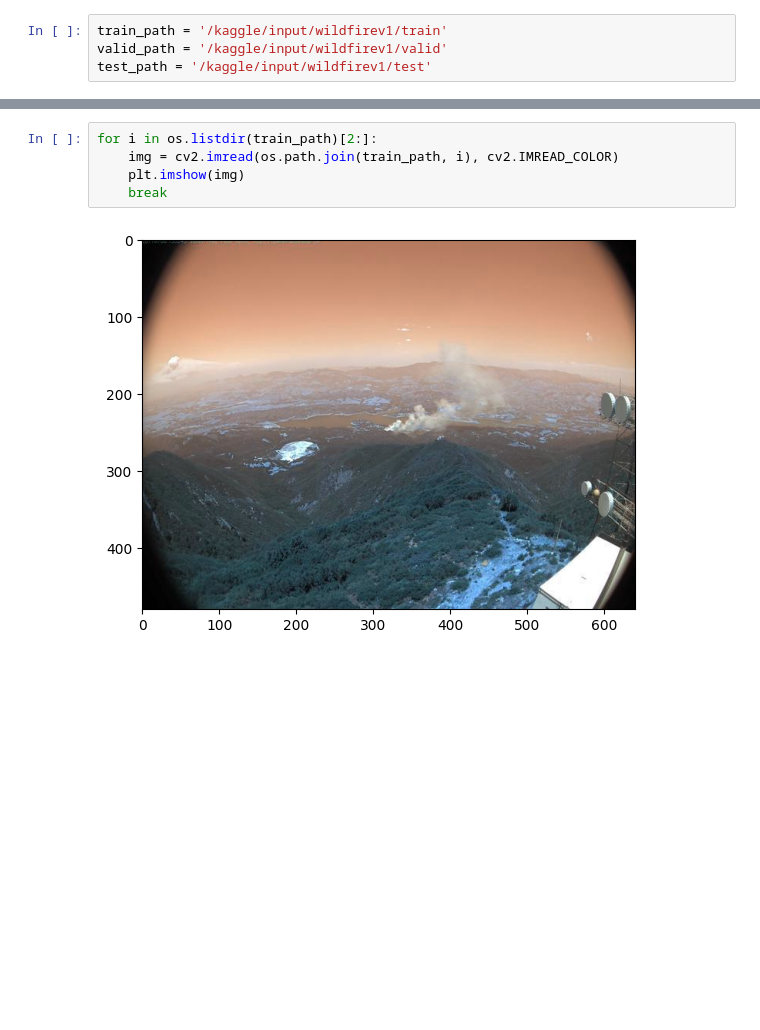
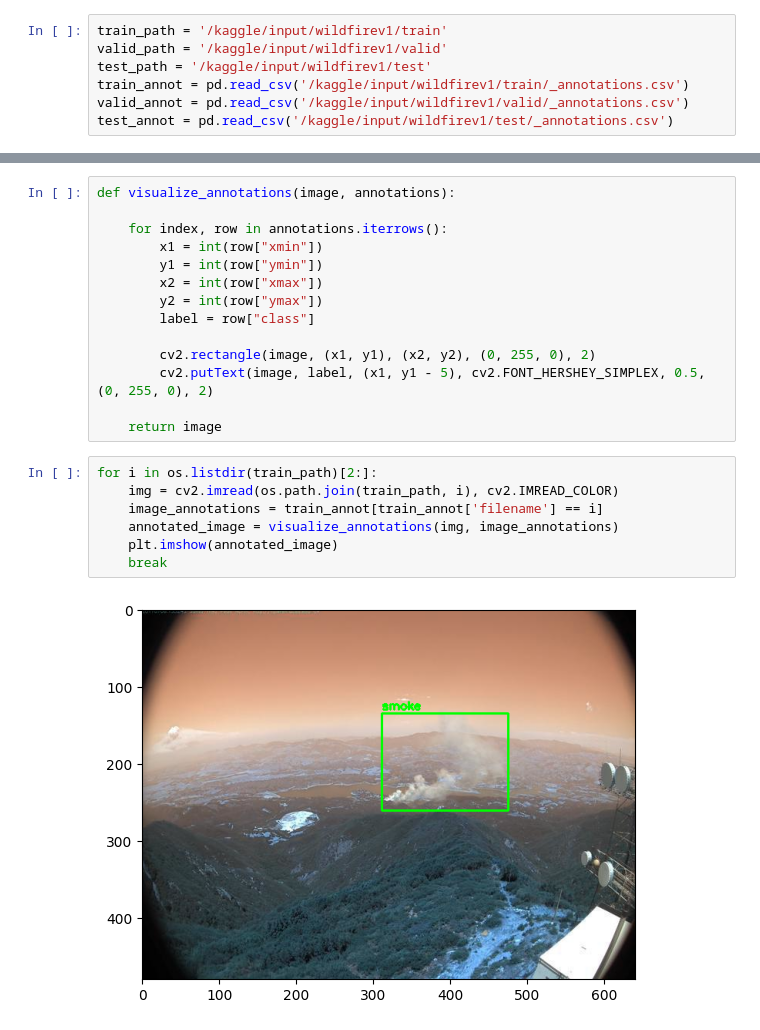
Before and after one commit to Shreyas1018/WildFireDetection, a Jupyter notebook: Wildfire.ipynb, the cells around one changed output, grey strips where cells are left out. Cells and saved outputs as stored; diff of their text form; blank space fills up the shorter version.

Commit message:
Kaggle Notebook | WildFire | Version 2

```diff
--- a/Wildfire.ipynb
+++ b/Wildfire.ipynb
@@ -14,3 +19,6 @@ import matplotlib.pyplot as plt
 train_path = '/kaggle/input/wildfirev1/train'
 valid_path = '/kaggle/input/wildfirev1/valid'
 test_path = '/kaggle/input/wildfirev1/test'
+train_annot = pd.read_csv('/kaggle/input/wildfirev1/train/_annotations.csv')
+valid_annot = pd.read_csv('/kaggle/input/wildfirev1/valid/_annotations.csv')
+test_annot = pd.read_csv('/kaggle/input/wildfirev1/test/_annotations.csv')
@@ -17,7 +41,23 @@ test_path = '/kaggle/input/wildfirev1/test'
+# %%
+def visualize_annotations(image, annotations):
+
+    for index, row in annotations.iterrows():
+        x1 = int(row["xmin"])
+        y1 = int(row["ymin"])
+        x2 = int(row["xmax"])
+        y2 = int(row["ymax"])
+        label = row["class"]
+
+        cv2.rectangle(image, (x1, y1), (x2, y2), (0, 255, 0), 2)
+        cv2.putText(image, label, (x1, y1 - 5), cv2.FONT_HERSHEY_SIMPLEX, 0.5, (0, 255, 0), 2)
+
+    return image
 # %%
 for i in os.listdir(train_path)[2:]:
     img = cv2.imread(os.path.join(train_path, i), cv2.IMREAD_COLOR)
-    plt.imshow(img)
+    image_annotations = train_annot[train_annot['filename'] == i]
+    annotated_image = visualize_annotations(img, image_annotations)
+    plt.imshow(annotated_image)
     break
 # %% [output]
-[figure, old version]
+[figure, new version]
```
Also changed, not shown: parts of 4 cells of this notebook.
